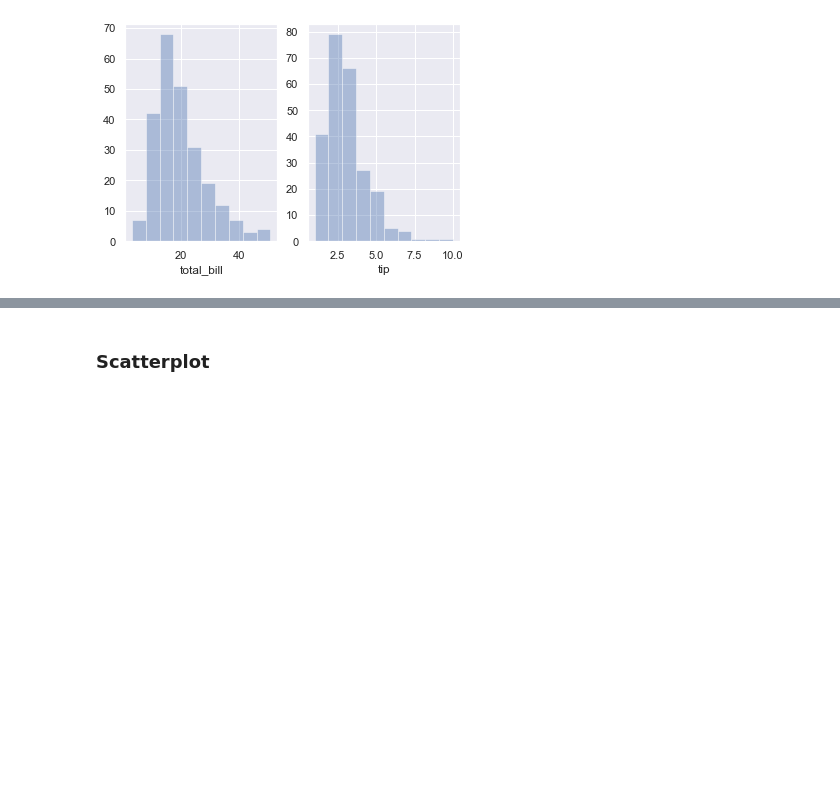
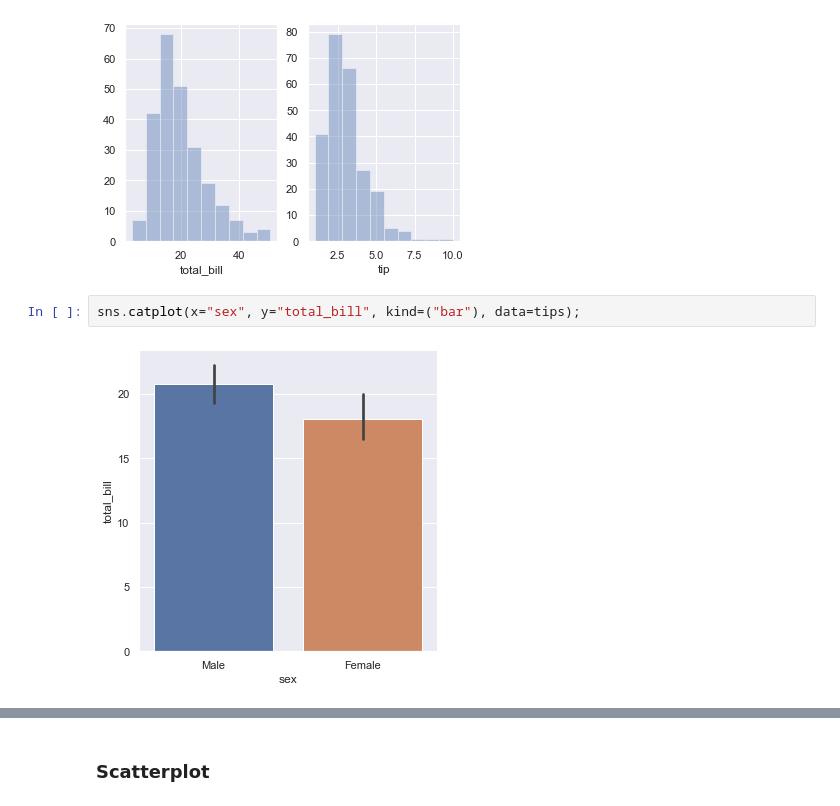
Before and after one commit to ANihill/Fundamentals-Assessment, a Jupyter notebook: Fundamentals of Data Analytics - Assessment.ipynb, the cells around one changed output, grey strips where cells are left out. Saved outputs shown, nothing was run; the diff lists cells and outputs as text; blank space fills up the shorter version.

Commit message:
tested suitable plots from seaborn tutorial

```diff
--- a/Fundamentals of Data Analytics - Assessment.ipynb
+++ b/Fundamentals of Data Analytics - Assessment.ipynb
@@ -66,3 +66,7 @@ plt.subplot(1,2,2)
 sns.distplot(tips['tip'], kde=False, bins=10);
 # %% [output]
 [figure]
+# %%
+sns.catplot(x="sex", y="total_bill", kind=("bar"), data=tips);
+# %% [output]
+[figure, added]
```
Also changed, not shown: parts of 10 cells of this notebook.
